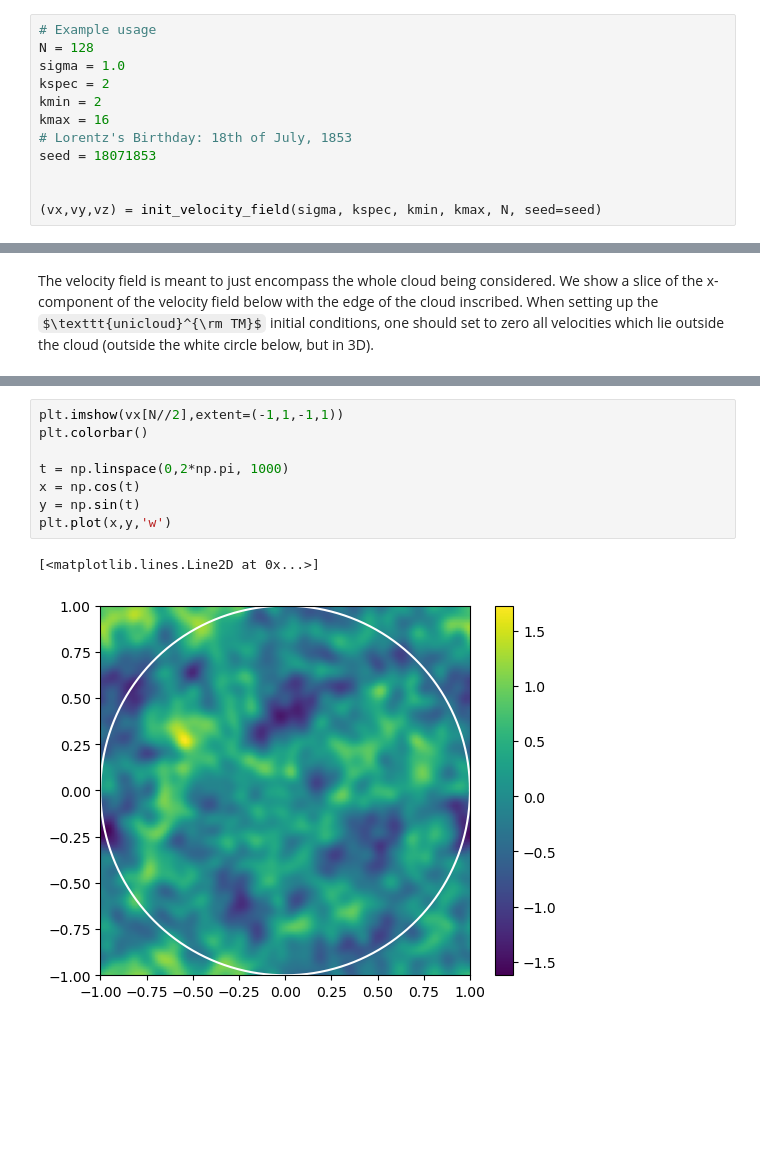
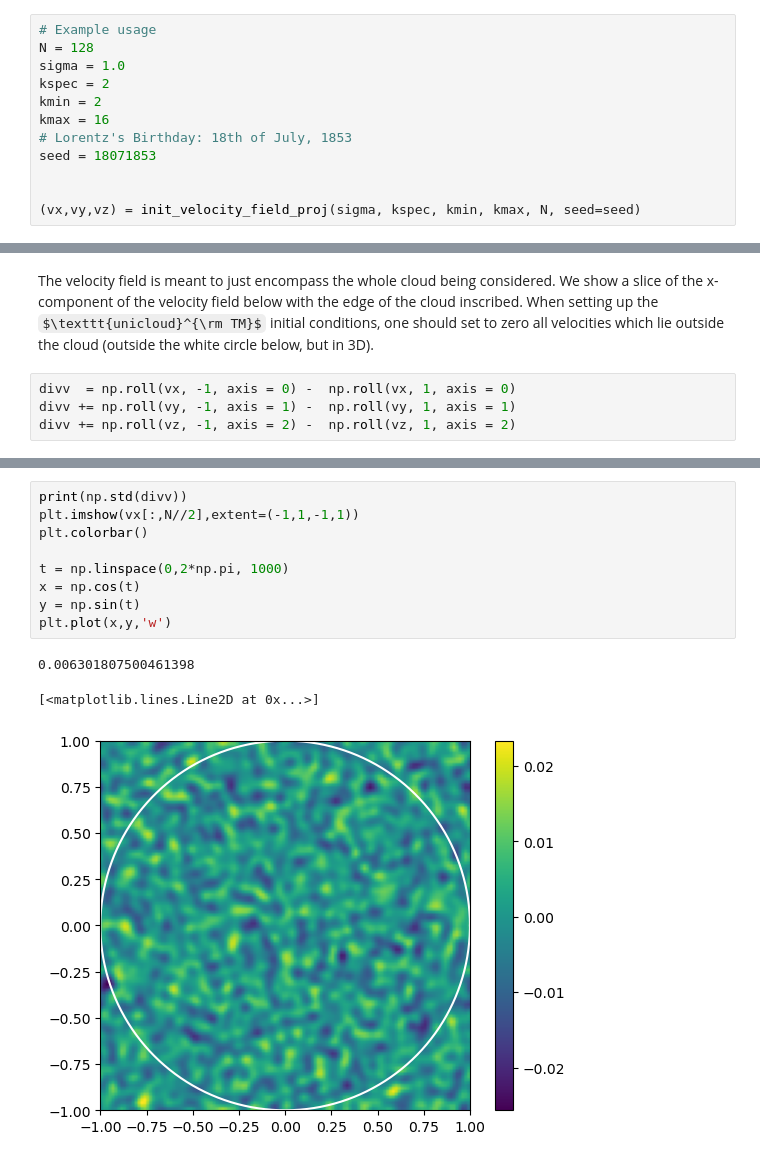
Before and after one commit to mikegrudic/unicloud_turb, a Jupyter notebook: generate.ipynb, the cells around one changed output, grey strips where cells are left out. Drawn from its saved outputs; the diff is of its cells as text; some formulas as TeX source; blank space fills up the shorter version.

```diff
--- a/generate.ipynb
+++ b/generate.ipynb
@@ -18,4 +18,4 @@ kmax = 16
 seed = 18071853
 
 
-(vx,vy,vz) = init_velocity_field(sigma, kspec, kmin, kmax, N, seed=seed)
+(vx,vy,vz) = init_velocity_field_proj(sigma, kspec, kmin, kmax, N, seed=seed)
@@ -22,2 +29,6 @@ seed = 18071853
 # %% [markdown]
 The velocity field is meant to just encompass the whole cloud being considered. We show a slice of the x-component of the velocity field below with the edge of the cloud inscribed. When setting up the $\texttt{unicloud}^{\rm TM}$ initial conditions, one should set to zero all velocities which lie outside the cloud (outside the white circle below, but in 3D).
+# %%
+divv  = np.roll(vx, -1, axis = 0) -  np.roll(vx, 1, axis = 0)
+divv += np.roll(vy, -1, axis = 1) -  np.roll(vy, 1, axis = 1)
+divv += np.roll(vz, -1, axis = 2) -  np.roll(vz, 1, axis = 2)
@@ -24,11 +67,13 @@ The velocity field is meant to just encompass the whole cloud being considered.
 # %%
-plt.imshow(vx[N//2],extent=(-1,1,-1,1))
+print(np.std(divv))
+plt.imshow(vx[:,N//2],extent=(-1,1,-1,1))
 plt.colorbar()
 
 t = np.linspace(0,2*np.pi, 1000)
 x = np.cos(t)
 y = np.sin(t)
 plt.plot(x,y,'w')
 # %% [output]
-[<matplotlib.lines.Line2D at 0x...>]
+0.006301807500461398
+[<matplotlib.lines.Line2D at 0x...>]
-[figure, old version]
+[figure, new version]
```
Also changed, not shown: parts of 4 cells of this notebook, 1 other file.
